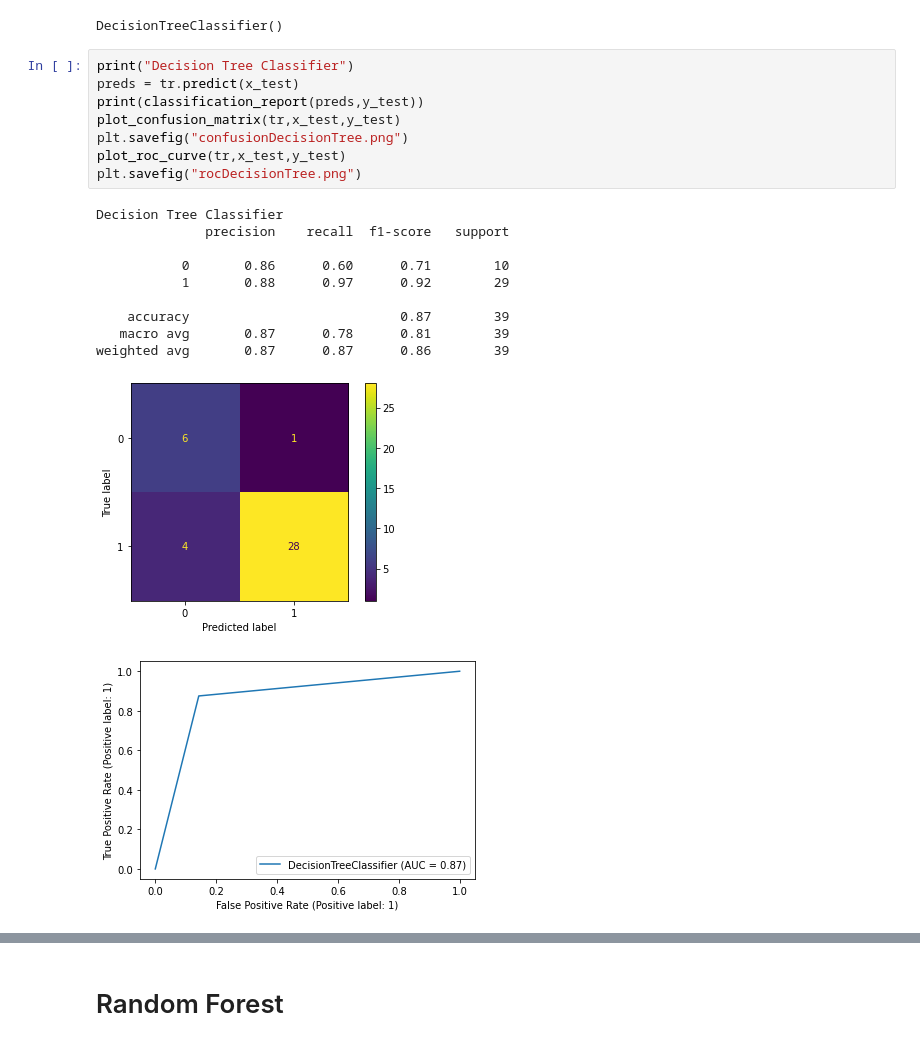
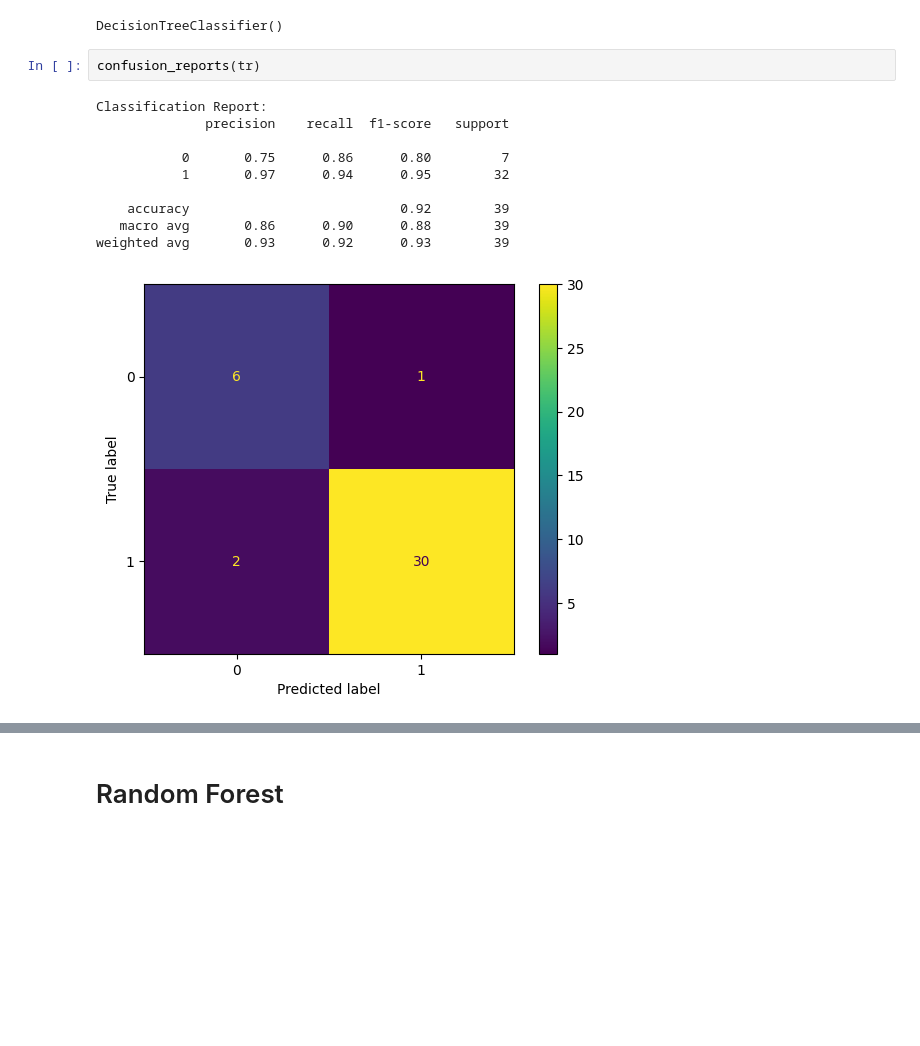
Before and after one commit to Priya29satya07/miniproject_1, a Jupyter notebook: parkinson_mini_1.ipynb, the cells around one changed output, grey strips where cells are left out. Drawn from its saved outputs; the diff is of its cells as text; blank space fills up the shorter version.

```diff
--- a/parkinson_mini_1.ipynb
+++ b/parkinson_mini_1.ipynb
@@ -170,23 +201,16 @@ tr = DecisionTreeClassifier()
 tr.fit(x_train, y_train)
 # %% [output]
 DecisionTreeClassifier()
-# %%
-print("Decision Tree Classifier")
-preds = tr.predict(x_test)
-print(classification_report(preds,y_test))
-plot_confusion_matrix(tr,x_test,y_test)
-plt.savefig("confusionDecisionTree.png")
-plot_roc_curve(tr,x_test,y_test)
-plt.savefig("rocDecisionTree.png")
-# %% [output]
-Decision Tree Classifier
-              precision    recall  f1-score   support
-
-           0       0.86      0.60      0.71        10
-           1       0.88      0.97      0.92        29
-
-    accuracy                           0.87        39
-   macro avg       0.87      0.78      0.81        39
-weighted avg       0.87      0.87      0.86        39
-[figure, removed]
-[figure, removed]
+# %%
+confusion_reports(tr)
+# %% [output]
+Classification Report:
+              precision    recall  f1-score   support
+
+           0       0.75      0.86      0.80         7
+           1       0.97      0.94      0.95        32
+
+    accuracy                           0.92        39
+   macro avg       0.86      0.90      0.88        39
+weighted avg       0.93      0.92      0.93        39
+[figure, added]
```
Also changed, not shown: parts of 31 cells of this notebook.
